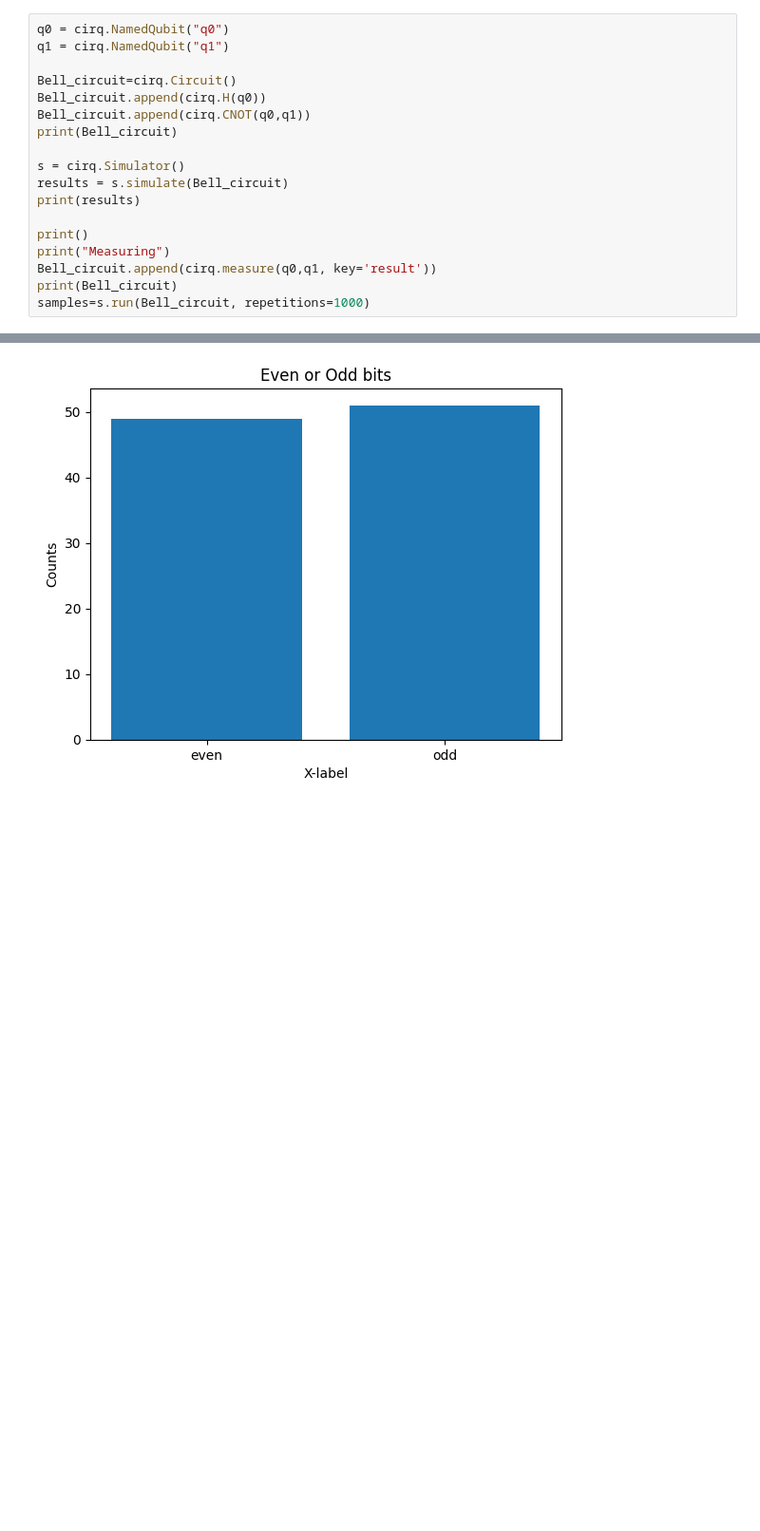
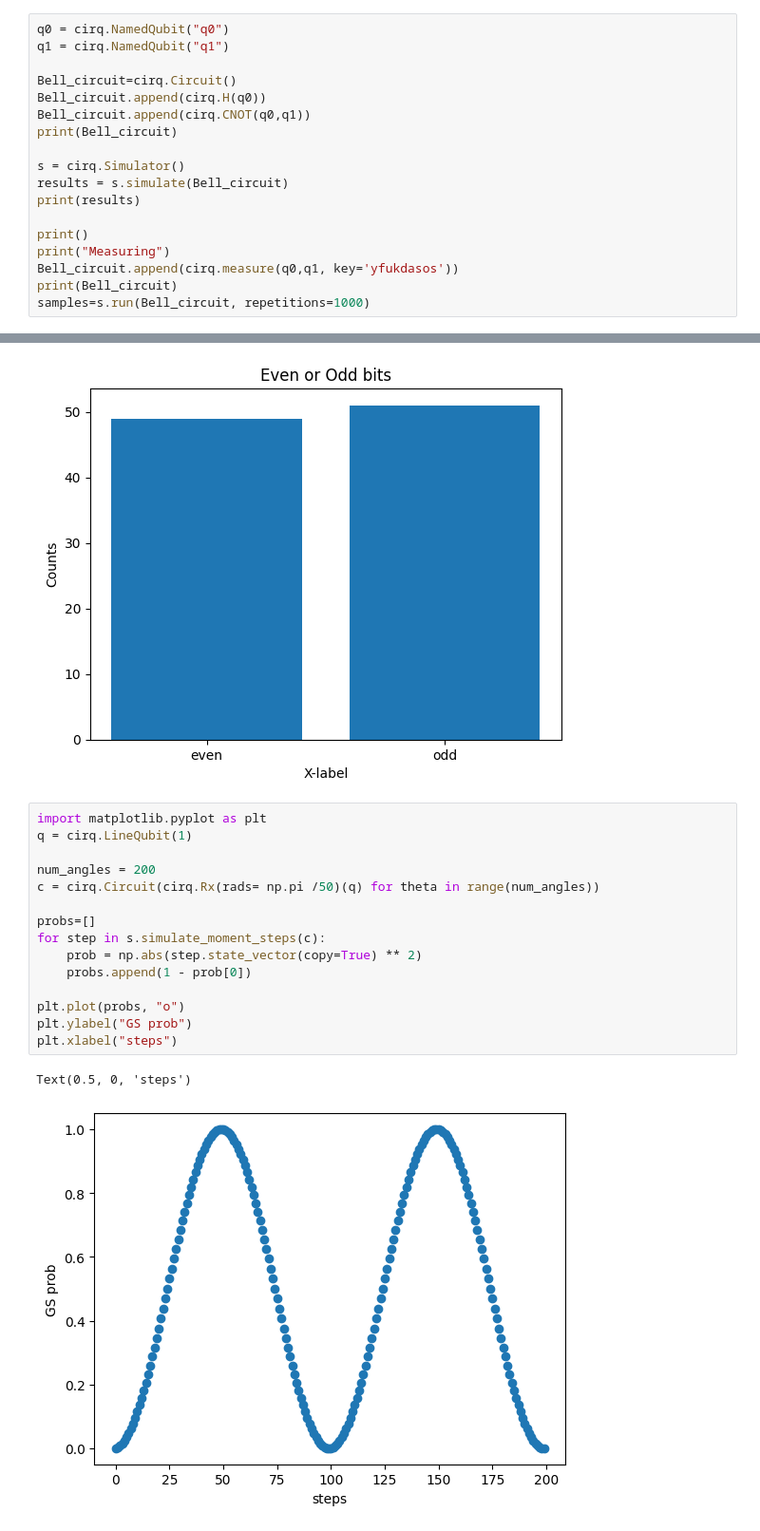
Before and after one commit to edsonsignor/cirq-otoc-prep, a Jupyter notebook: notebooks/01_cirq_basics.ipynb, the cells around one changed output, grey strips where cells are left out. Shown at 95% size. Saved outputs shown, nothing was run; the diff lists cells and outputs as text; blank space fills up the shorter version.

```diff
--- a/notebooks/01_cirq_basics.ipynb
+++ b/notebooks/01_cirq_basics.ipynb
@@ -272,7 +309,7 @@ print(results)
 
 print()
 print("Measuring")
-Bell_circuit.append(cirq.measure(q0,q1, key='result'))
+Bell_circuit.append(cirq.measure(q0,q1, key='yfukdasos'))
 print(Bell_circuit)
 samples=s.run(Bell_circuit, repetitions=1000)
 # %% [output]
@@ -351,3 +395,21 @@ _ = cirq.plot_state_histogram(
 # %% [output]
 pass function to histogram, like even or odd bits
 [figure]
+# %%
+import matplotlib.pyplot as plt
+q = cirq.LineQubit(1)
+
+num_angles = 200
+c = cirq.Circuit(cirq.Rx(rads= np.pi /50)(q) for theta in range(num_angles))
+
+probs=[]
+for step in s.simulate_moment_steps(c):
+    prob = np.abs(step.state_vector(copy=True) ** 2)
+    probs.append(1 - prob[0])
+
+plt.plot(probs, "o")
+plt.ylabel("GS prob")
+plt.xlabel("steps")
+# %% [output]
+Text(0.5, 0, 'steps')
+[figure, added]
```
Also changed, not shown: parts of 57 cells of this notebook, 6 other files.
